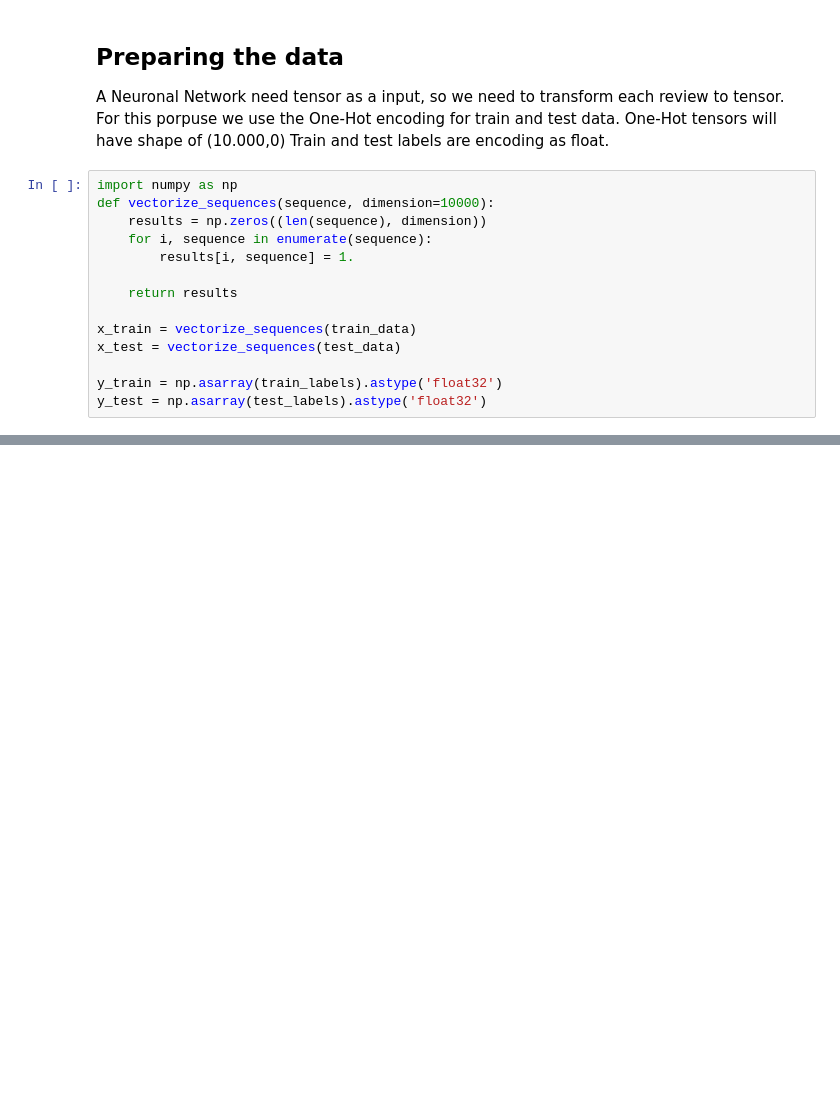
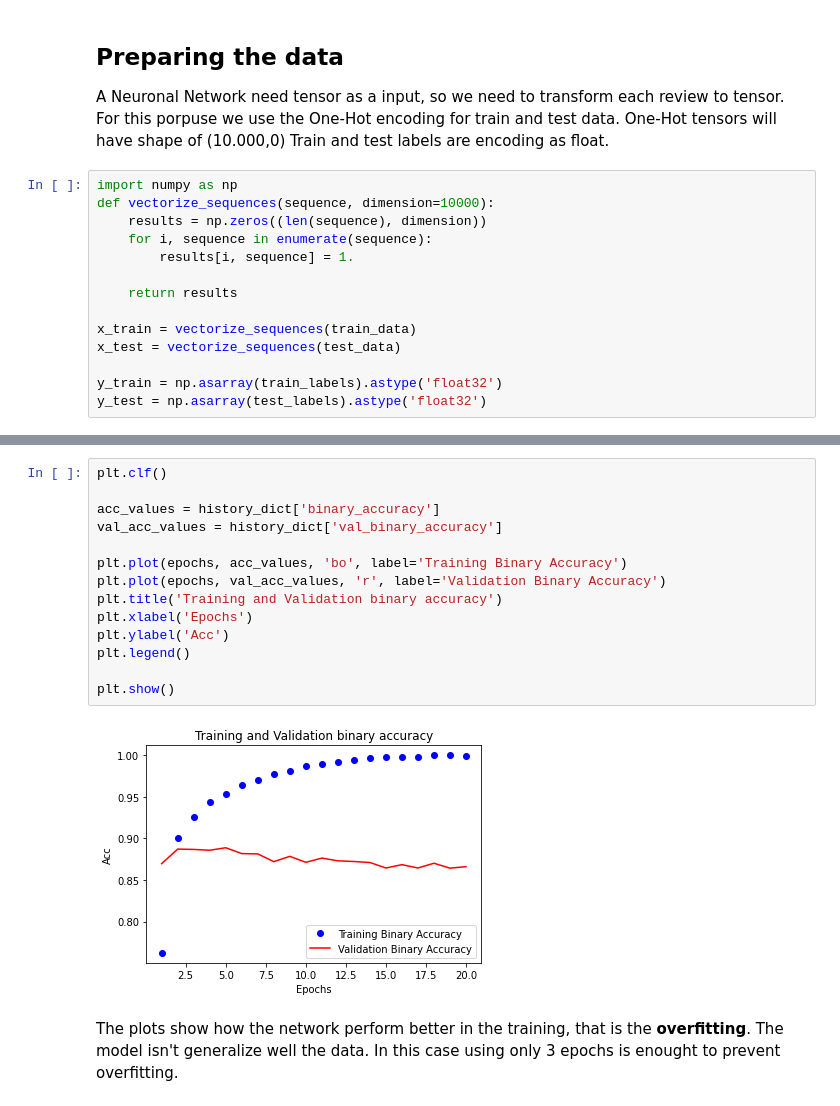
Before and after one commit to JoseRuizCasado/IMDB_movies_reviews_classificator, a Jupyter notebook: movies_reviews_classification.ipynb, the cells around one changed output, grey strips where cells are left out. Saved outputs shown, nothing was run; the diff lists cells and outputs as text; blank space fills up the shorter version.

```diff
--- a/movies_reviews_classification.ipynb
+++ b/movies_reviews_classification.ipynb
@@ -46,0 +128,18 @@ y_test = np.asarray(test_labels).astype('float32')
+# %%
+plt.clf()
+
+acc_values = history_dict['binary_accuracy']
+val_acc_values = history_dict['val_binary_accuracy']
+
+plt.plot(epochs, acc_values, 'bo', label='Training Binary Accuracy')
+plt.plot(epochs, val_acc_values, 'r', label='Validation Binary Accuracy')
+plt.title('Training and Validation binary accuracy')
+plt.xlabel('Epochs')
+plt.ylabel('Acc')
+plt.legend()
+
+plt.show()
+# %% [output]
+[figure, added]
+# %% [markdown]
+The plots show how the network perform better in the training, that is the **overfitting**. The model isn't generalize well the data. In this case using only 3 epochs is enought to prevent overfitting.
```
Also changed, not shown: parts of 15 cells of this notebook.
